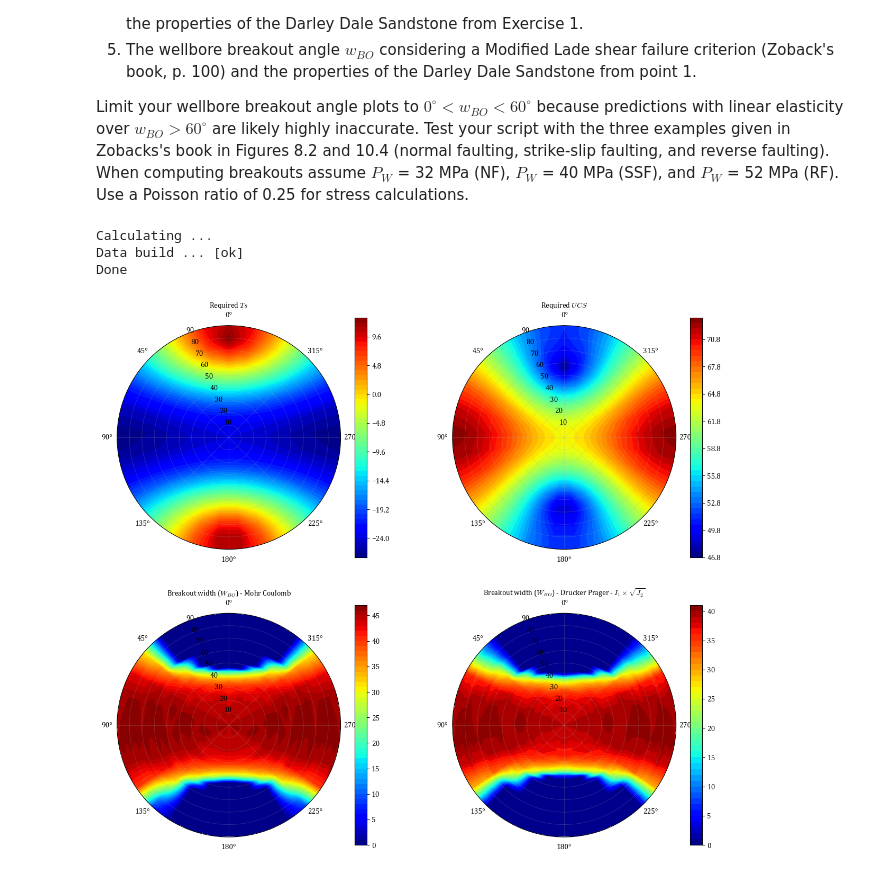
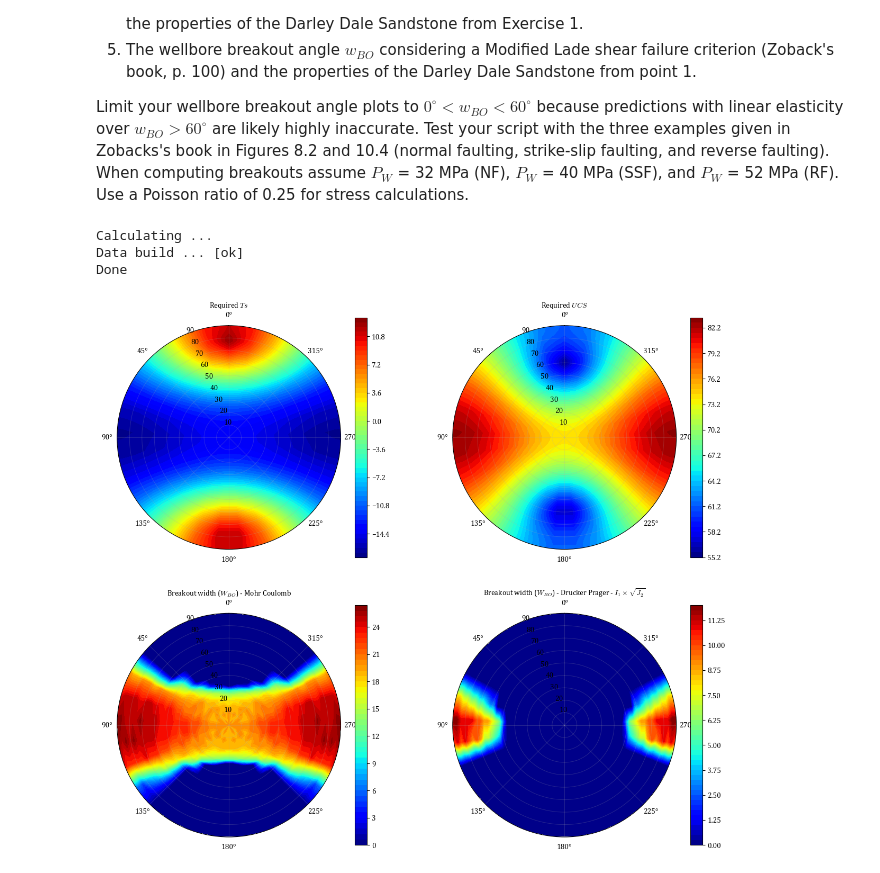
Before and after one commit to rebpoli/Doutorado, a Jupyter notebook: PGE383-AdvGeomec/HW7/HW7.ipynb, the cells around one changed output. Drawn from its saved outputs; the diff is of its cells as text; code cells hidden in the pictures.

```diff
--- a/PGE383-AdvGeomec/HW7/HW7.ipynb
+++ b/PGE383-AdvGeomec/HW7/HW7.ipynb
@@ -303,8 +303,8 @@ def build_polar_plots() :
             if EV[0] > mc_sig1_max : MC_WBO[i,j] += 1
 
             # Drucker Prager
-            i1 = EV[1] + EV[0]
-            sqrt_j2 = np.sqrt ( 1/6*( 2 * (EV[0]-EV[1])**2 ) )
+            i1 = EV[1] + EV[0] + srr
+            sqrt_j2 = np.sqrt ( 1/6*( (EV[0]-EV[1])**2 + (EV[0]-srr)**2 + (EV[1]-srr)**2 ) )
             sqrtj2_max = DP_C3 + DP_C4 * i1
             #print(f"i1:{i1:.2f} sqrt_j2:{sqrt_j2:.2f}  max:{sqrtj2_max:.2f}")
             if sqrt_j2 > sqrtj2_max : DP_WBO[i,j] += 1
@@ -359,25 +359,25 @@ def build_polar_plots() :
 # %%
 # Mohr coulomb failure criteria: Sig1 = UCS + Q * Sig3
 MC_UCS=80.44
 MC_Q=4.5881
 
 # I1 x J2 Drucker Parger failure criteria: SQRT_J2 = C3 + V4 * I1
 DP_C3=20.35
 DP_C4=0.3174
 
 SV = 70
 SHMAX = 67
 SHMIN = 45
 AZIMUTH = 0
 REGIME = 'NORMAL'
 
 PP = 32
-PW = 60
+PW = 50
 NU = 0.25
 
 build_polar_plots()
 # %% [output]
 Calculating ...
 Data build ... [ok]
 Done
-[figure, old version]
+[figure, new version]
```
Also changed, not shown: parts of 4 cells of this notebook.
